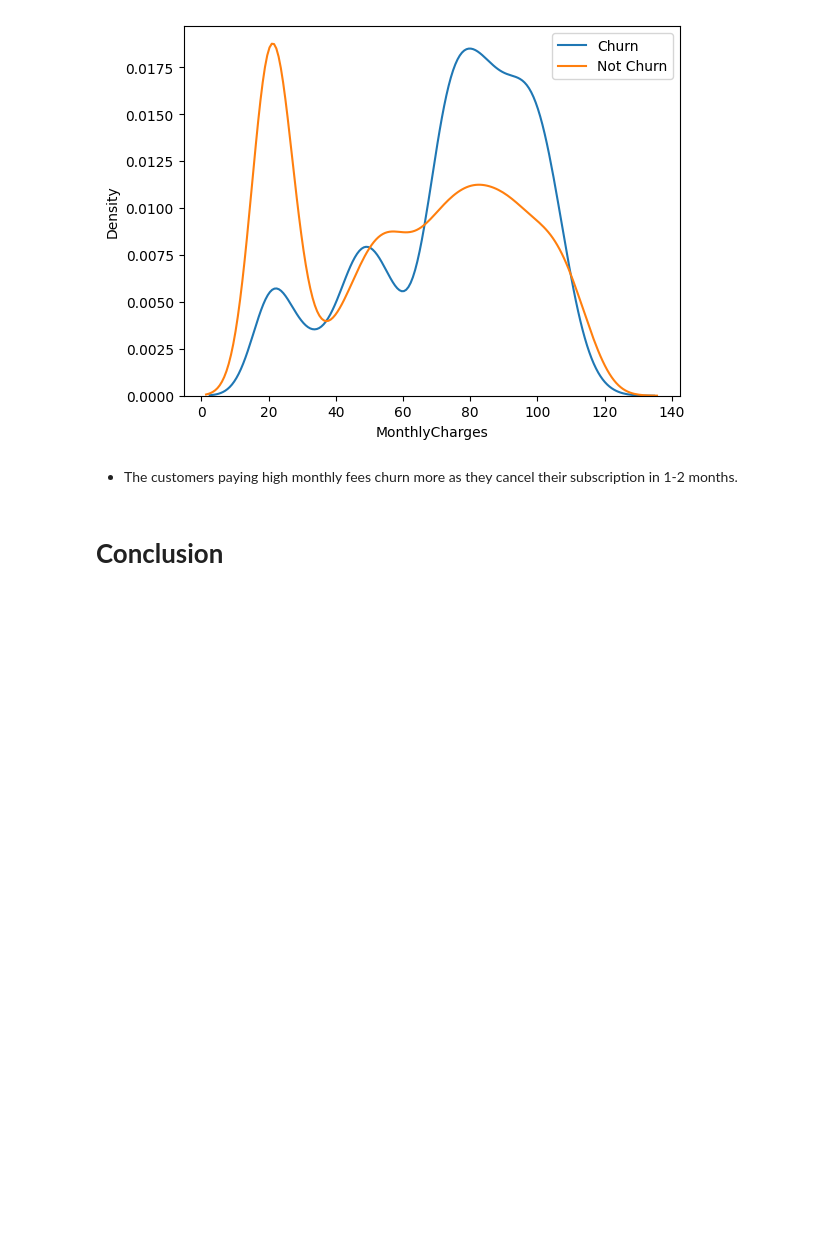
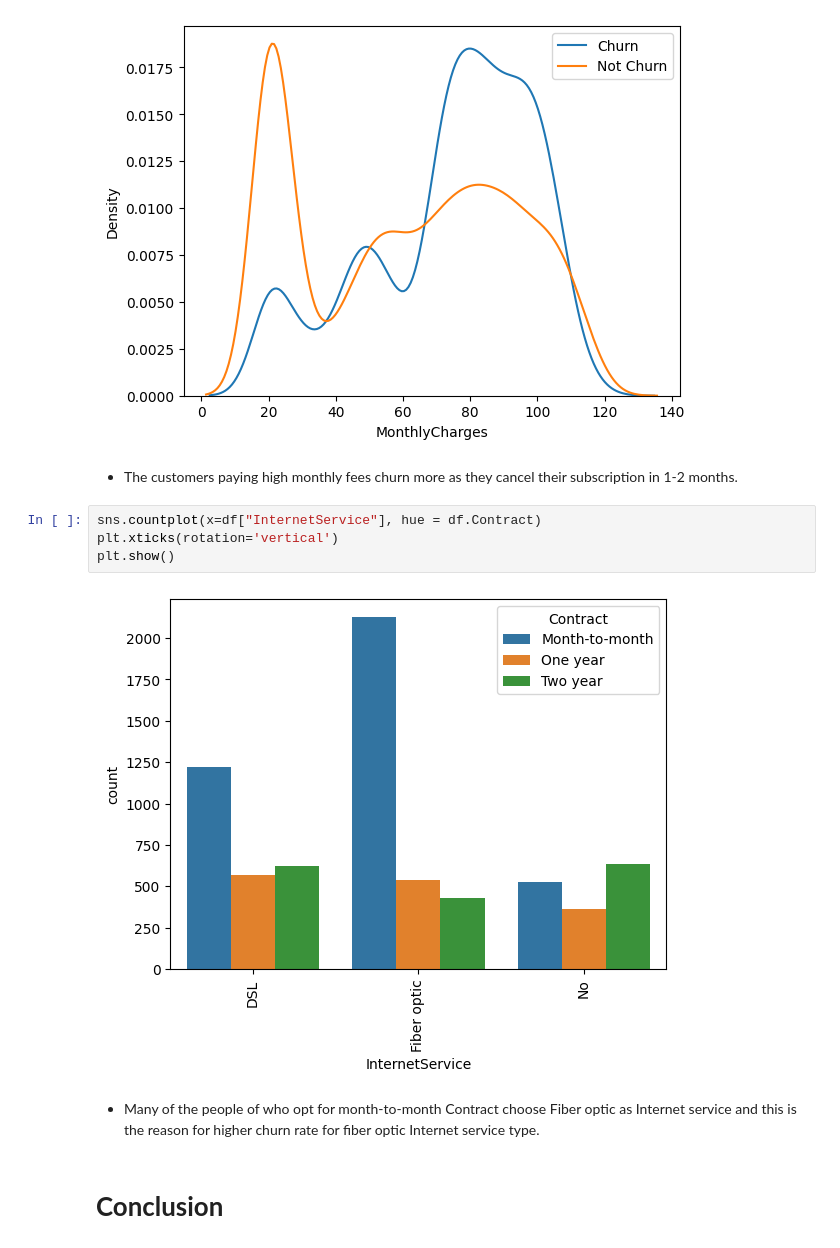
Before and after one commit to Minaaa01/Customer-Churn-Analysis, a Jupyter notebook: Churn_Analysis.ipynb, the cells around one changed output. Cells and saved outputs as stored; diff of their text form; blank space fills up the shorter version.

```diff
--- a/Churn_Analysis.ipynb
+++ b/Churn_Analysis.ipynb
@@ -537,6 +537,16 @@ plt.show()
 
 
 *  The customers paying high monthly fees churn more as they cancel their subscription in 1-2 months.
+# %%
+sns.countplot(x=df["InternetService"], hue = df.Contract)
+plt.xticks(rotation='vertical')
+plt.show()
+# %% [output]
+[figure, added]
+# %% [markdown]
+
+
+*   Many of the people of who opt for month-to-month Contract choose Fiber optic as Internet service and this is the reason for higher churn rate for fiber optic Internet service type.
 # %% [markdown]
 # **Conclusion**
 # %% [markdown]
```
